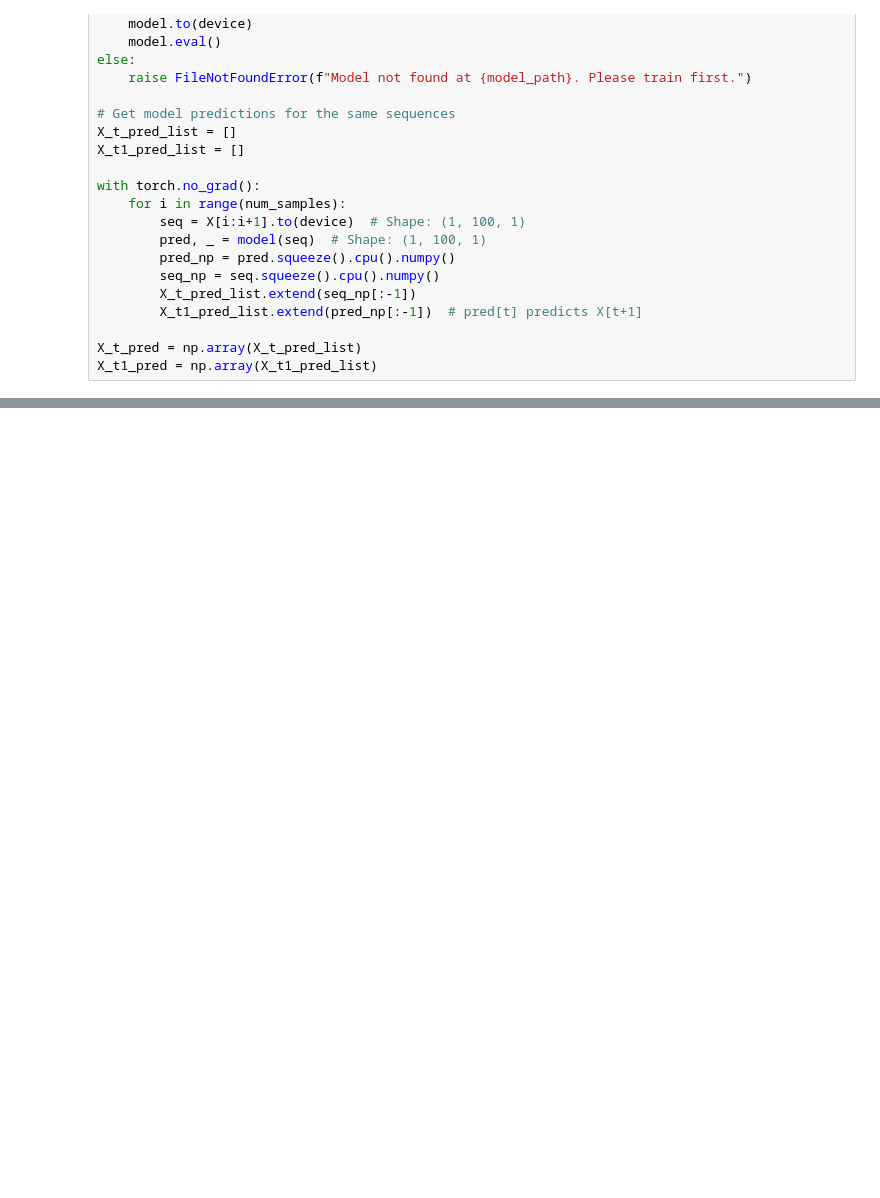
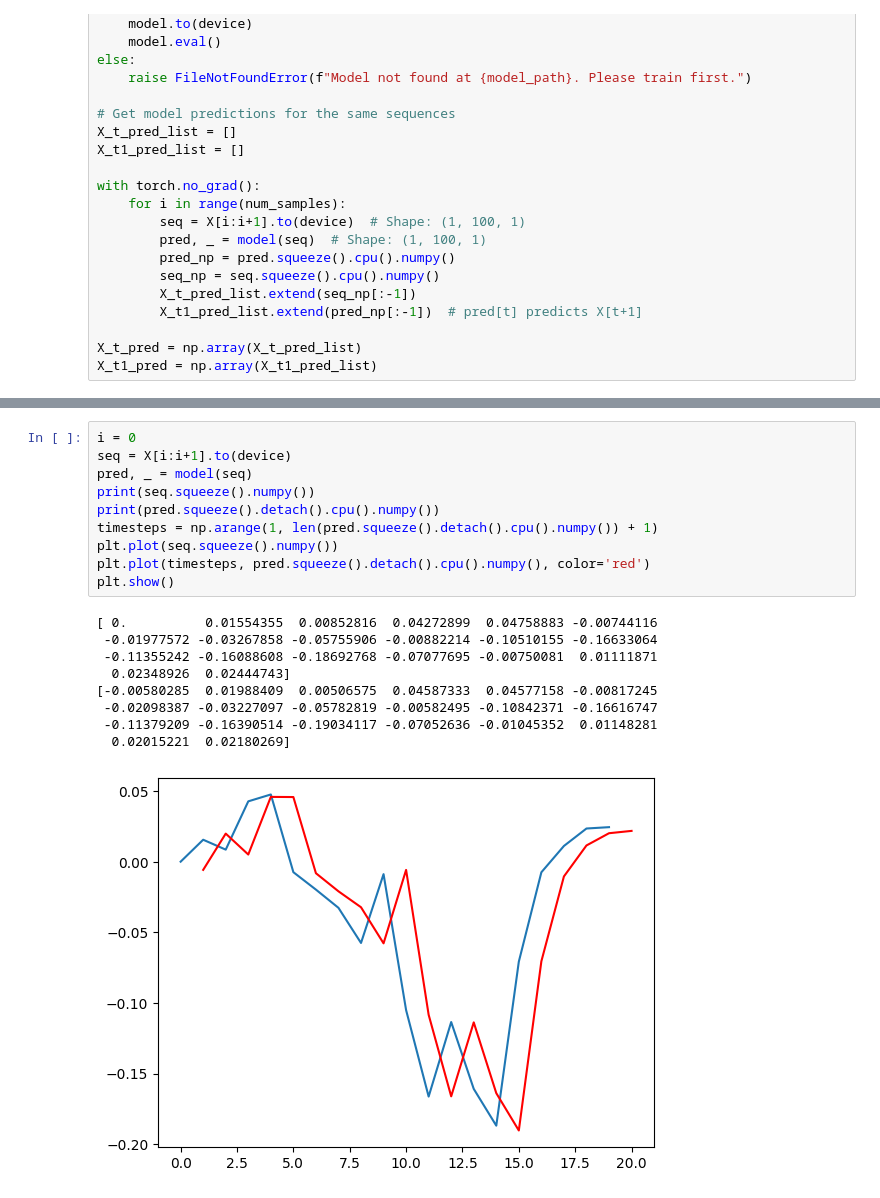
Before and after one commit to Syed-Masrur-Ahmed/transformer-causal-dynamics, a Jupyter notebook: notebooks/03_regression_plot.ipynb, the cells around one changed output, grey strips where cells are left out. Saved outputs shown, nothing was run; the diff lists cells and outputs as text; blank space fills up the shorter version.

```diff
--- a/notebooks/03_regression_plot.ipynb
+++ b/notebooks/03_regression_plot.ipynb
@@ -107,0 +108,20 @@ plt.show()
+# %%
+i = 0
+seq = X[i:i+1].to(device)
+pred, _ = model(seq)
+print(seq.squeeze().numpy())
+print(pred.squeeze().detach().cpu().numpy())
+timesteps = np.arange(1, len(pred.squeeze().detach().cpu().numpy()) + 1)
+plt.plot(seq.squeeze().numpy())
+plt.plot(timesteps, pred.squeeze().detach().cpu().numpy(), color='red')
+plt.show()
+# %% [output]
+[ 0.          0.01554355  0.00852816  0.04272899  0.04758883 -0.00744116
+ -0.01977572 -0.03267858 -0.05755906 -0.00882214 -0.10510155 -0.16633064
+ -0.11355242 -0.16088608 -0.18692768 -0.07077695 -0.00750081  0.01111871
+  0.02348926  0.02444743]
+[-0.00580285  0.01988409  0.00506575  0.04587333  0.04577158 -0.00817245
+ -0.02098387 -0.03227097 -0.05782819 -0.00582495 -0.10842371 -0.16616747
+ -0.11379209 -0.16390514 -0.19034117 -0.07052636 -0.01045352  0.01148281
+  0.02015221  0.02180269]
+[figure, added]
```
Also changed, not shown: parts of 1 cell of this notebook, 5 other files.
